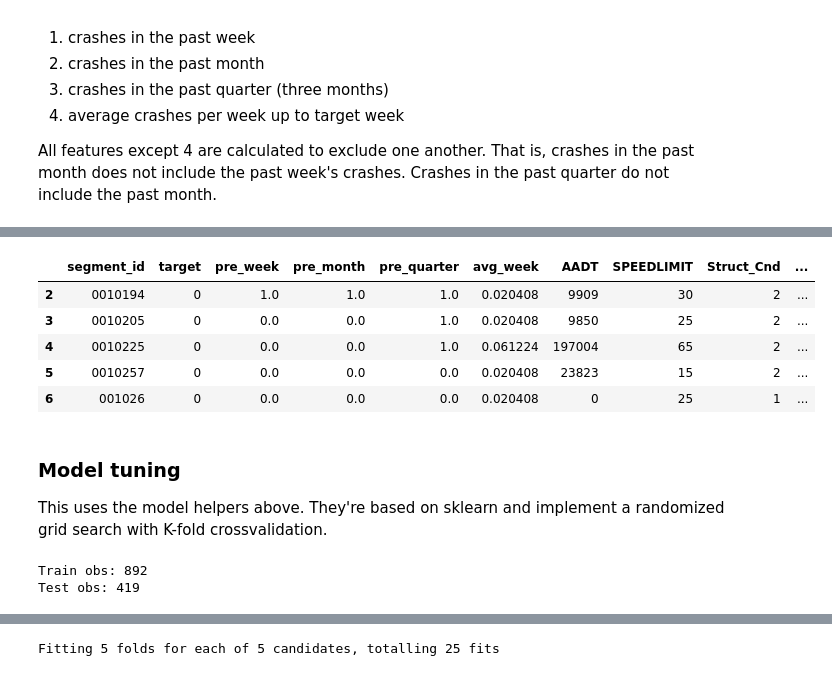
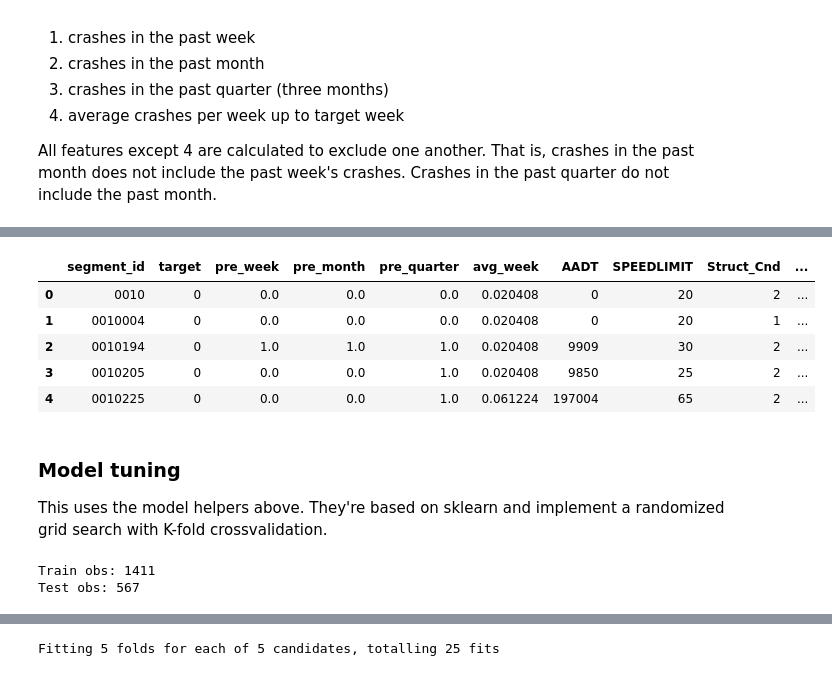
Before and after one commit to insight-lane/crash-model, a Jupyter notebook: notebooks/benchmark/crash_predict_benchmark.ipynb, the cells around one changed output, grey strips where cells are left out. Saved outputs shown, nothing was run; the diff lists cells and outputs as text; code cells hidden in the pictures.

```diff
--- a/notebooks/benchmark/crash_predict_benchmark.ipynb
+++ b/notebooks/benchmark/crash_predict_benchmark.ipynb
@@ -314,13 +305,15 @@ adj_lags.head()
 # %%
-data_model = data_model.merge(adj_lags, left_on='segment_id', right_index=True, suffixes=('', '_adj'))
+data_model = data_model.merge(adj_lags, how='left', left_on='segment_id', right_index=True, suffixes=('', '_adj'))
+data_model.fillna(0, inplace=True)
+
 data_model.head()
 # %% [output]
 |  | segment_id | target | pre_week | pre_month | pre_quarter | avg_week | AADT | SPEEDLIMIT | Struct_Cnd | ... |
+| 0 | 0010 | 0 | 0.0 | 0.0 | 0.0 | 0.020408 | 0 | 20 | 2 | ... |
+| 1 | 0010004 | 0 | 0.0 | 0.0 | 0.0 | 0.020408 | 0 | 20 | 1 | ... |
 | 2 | 0010194 | 0 | 1.0 | 1.0 | 1.0 | 0.020408 | 9909 | 30 | 2 | ... |
 | 3 | 0010205 | 0 | 0.0 | 0.0 | 1.0 | 0.020408 | 9850 | 25 | 2 | ... |
 | 4 | 0010225 | 0 | 0.0 | 0.0 | 1.0 | 0.061224 | 197004 | 65 | 2 | ... |
-| 5 | 0010257 | 0 | 0.0 | 0.0 | 0.0 | 0.020408 | 23823 | 15 | 2 | ... |
-| 6 | 001026 | 0 | 0.0 | 0.0 | 0.0 | 0.020408 | 0 | 25 | 1 | ... |
 # %% [markdown]
 ### Model tuning
 This uses the model helpers above.  They're based on sklearn and implement a randomized grid search with K-fold crossvalidation.
@@ -331,8 +324,8 @@ df = Indata(data_model, 'target')
 #Create train/test split
 df.tr_te_split(.7)
 # %% [output]
-Train obs: 892
-Test obs: 419
+Train obs: 1411
+Test obs: 567
 # %%
 #Parameters for model
 #Model parameters
```
Also changed, not shown: parts of 9 cells of this notebook.
